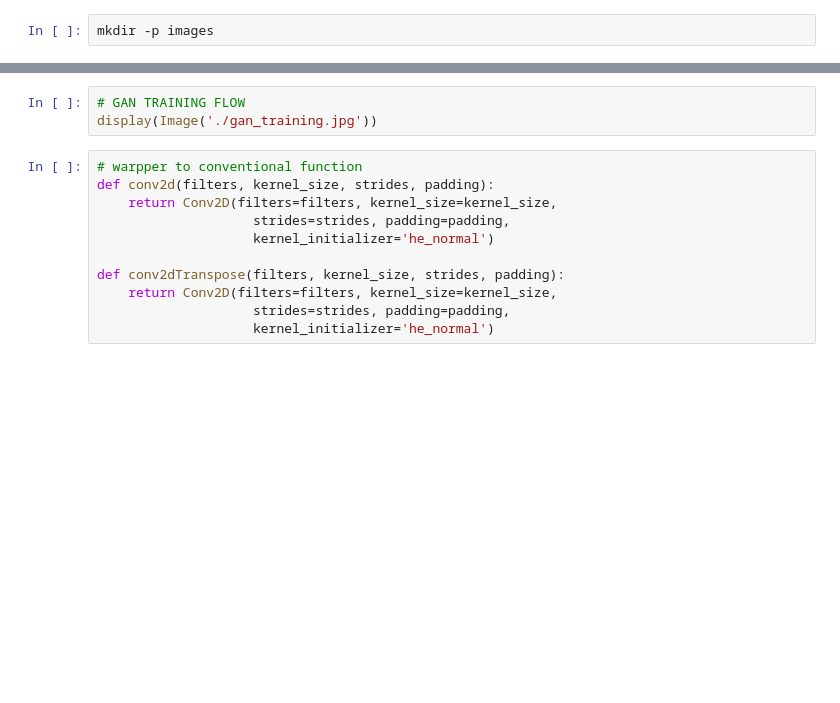
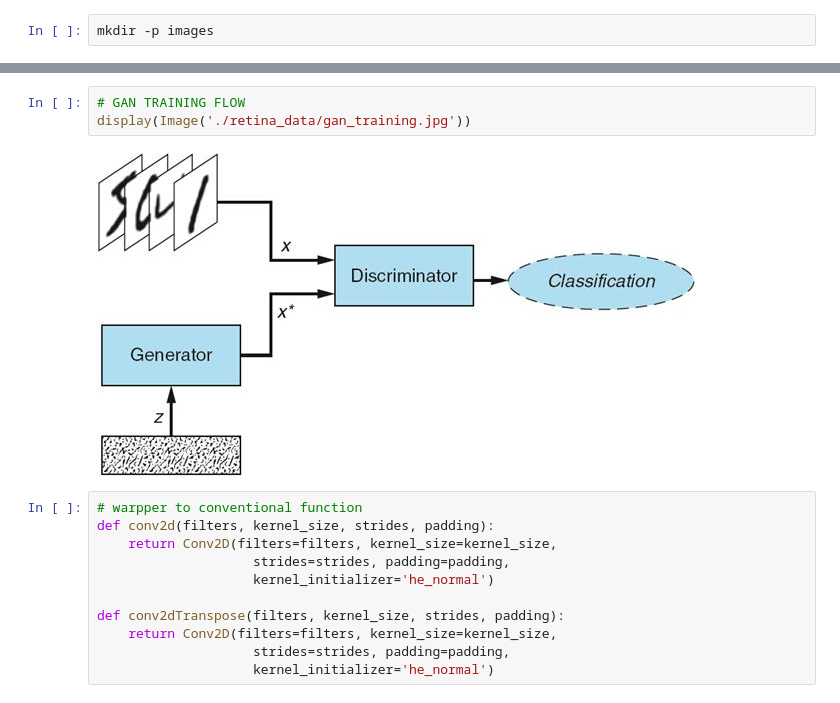
Before and after one commit to xitonchong/summerschool, a Jupyter notebook: Day4_GAN.ipynb, the cells around one changed output, grey strips where cells are left out. Saved outputs shown, nothing was run; the diff lists cells and outputs as text; blank space fills up the shorter version.

```diff
--- a/Day4_GAN.ipynb
+++ b/Day4_GAN.ipynb
@@ -140,6 +199,8 @@ display(Image('./dcgan.png'))
 # %%
 # GAN TRAINING FLOW
-display(Image('./gan_training.jpg'))
+display(Image('./retina_data/gan_training.jpg'))
+# %% [output]
+[figure, added]
 # %%
 # warpper to conventional function
 def conv2d(filters, kernel_size, strides, padding):
```
Also changed, not shown: parts of 26 cells of this notebook.
